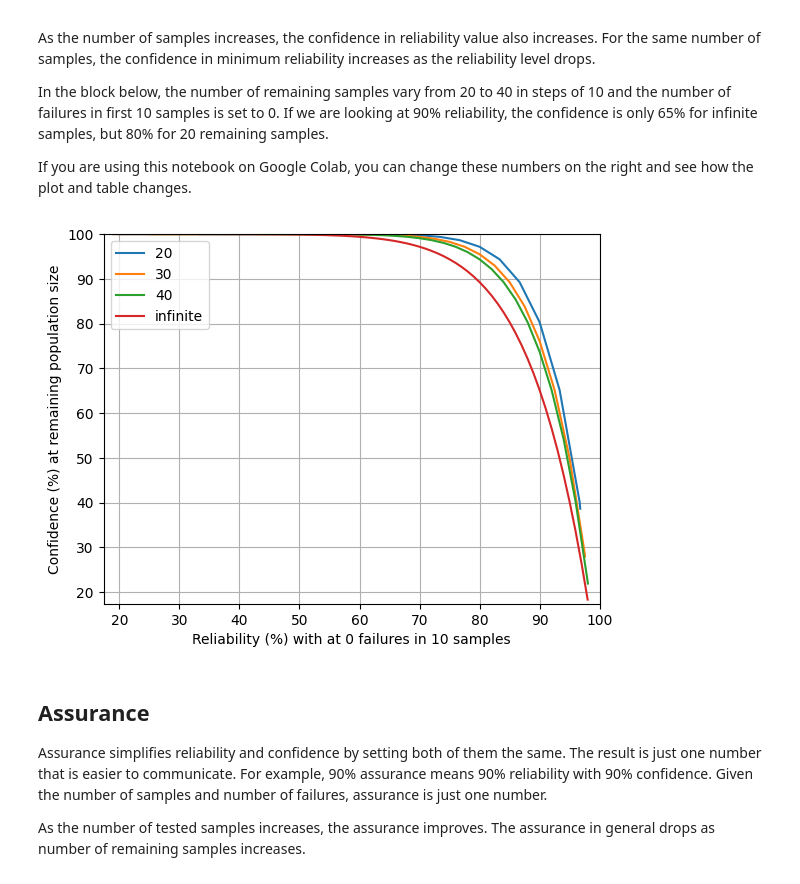
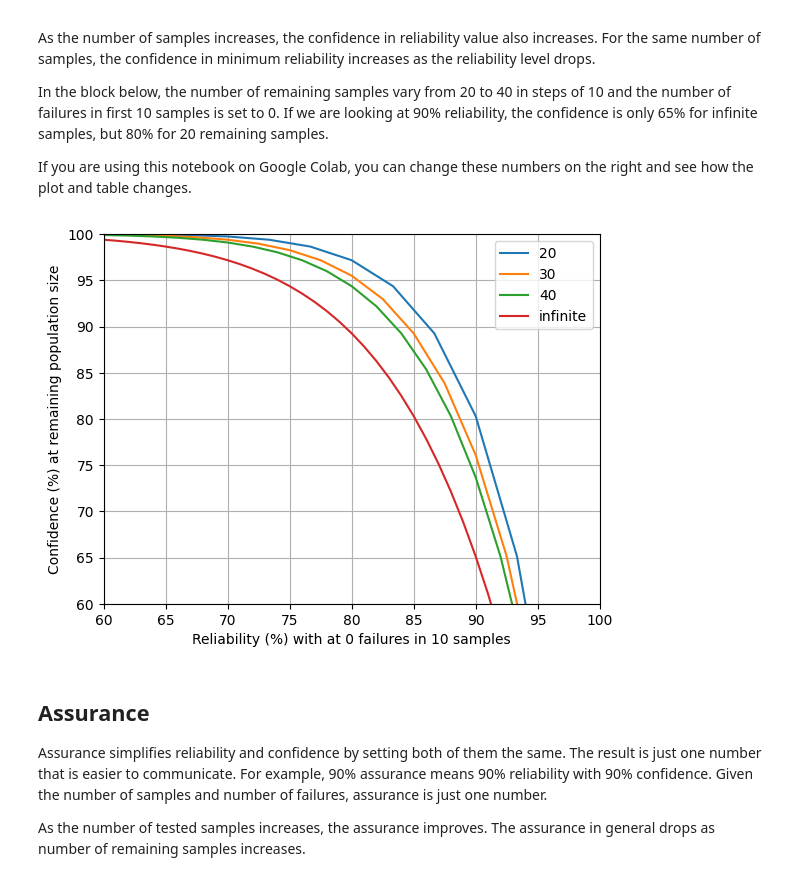
Before and after one commit to sanjaymjoshi/relistats_notebook, a Jupyter notebook: relistats_binomial_finite.ipynb, the cells around one changed output. Drawn from its saved outputs; the diff is of its cells as text; code cells hidden in the pictures.

```diff
--- a/relistats_binomial_finite.ipynb
+++ b/relistats_binomial_finite.ipynb
@@ -61,7 +61,7 @@ m_start = 20 #@param {type:"integer"}
 m_end = 40 #@param {type:"integer"}
 m_step = 10 #@param {type:"integer"}
 
-c_start = 80 #@param {type:"integer"}
+c_start = 65 #@param {type:"integer"}
 c_end = 99 #@param {type:"integer"}
 c_step = 1 #@param {type:"integer"}
 
@@ -83,7 +83,7 @@ for m in all_m:
 # Infinite samples
 rr_inf = [reliability(n,f,c/100)*100 for c in all_c]
 plt.plot(all_c, rr_inf, label="infinite")
-min_rc = min(min(cc), min(rr), min(all_c), min(rr_inf))*0.95
+min_rc = min(min(cc), min(rr), min(all_c), min(rr_inf))
 max_rc = 100
 
 plt.xlim(min_rc, max_rc)
@@ -127,34 +127,35 @@ for m in all_m:
   rr = []
   cc = []
   for d in range(m+1):
     c, r2 = conf_fin(n, f, m, d)
     cc.append(c*100)
     rr.append(r2*100)
     min_r = min(min_r, r2)
     max_r = max(max_r, r2)
     #print(n, f, r/100, m, c, r2)
   plot_label = m if m is not None else "infinite"
   plt.plot(rr, cc, label=plot_label)
 
 # Infinite samples
 r_step = 1
 all_r = range(int(min_r*100), int(max_r*100)+r_step, r_step)
 cc_inf = [confidence(n,f,r/100)*100 for r in all_r]
 plt.plot(all_r, cc_inf, label="infinite")
 
 min_rc = min(min(cc), min(rr), min(all_r), min(cc_inf))*0.95
 max_rc = 100
+min_rc = max(min_rc, 60)
 
 plt.xlim(min_rc, max_rc)
 plt.ylim(min_rc, max_rc)
 
 plt.ylabel('Confidence (%) at remaining population size')
 plt.xlabel(f'Reliability (%) with at {f} failures in {n} samples')
 plt.legend()
 plt.grid()
 plt.show()
 # %% [output]
-[figure, old version]
+[figure, new version]
 # %% [markdown]
 ## Assurance
 
```
Also changed, not shown: parts of 1 cell of this notebook.
